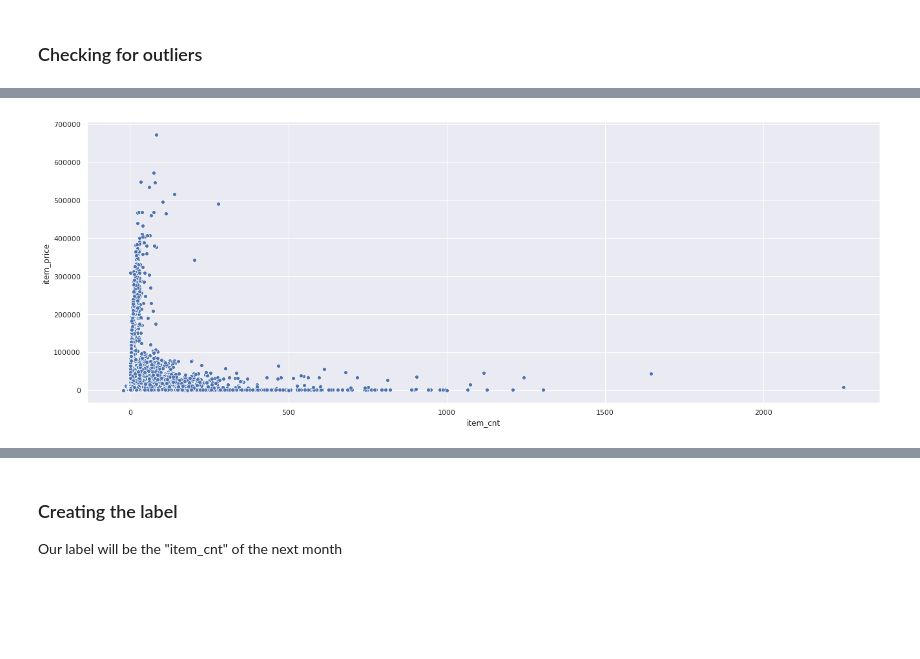
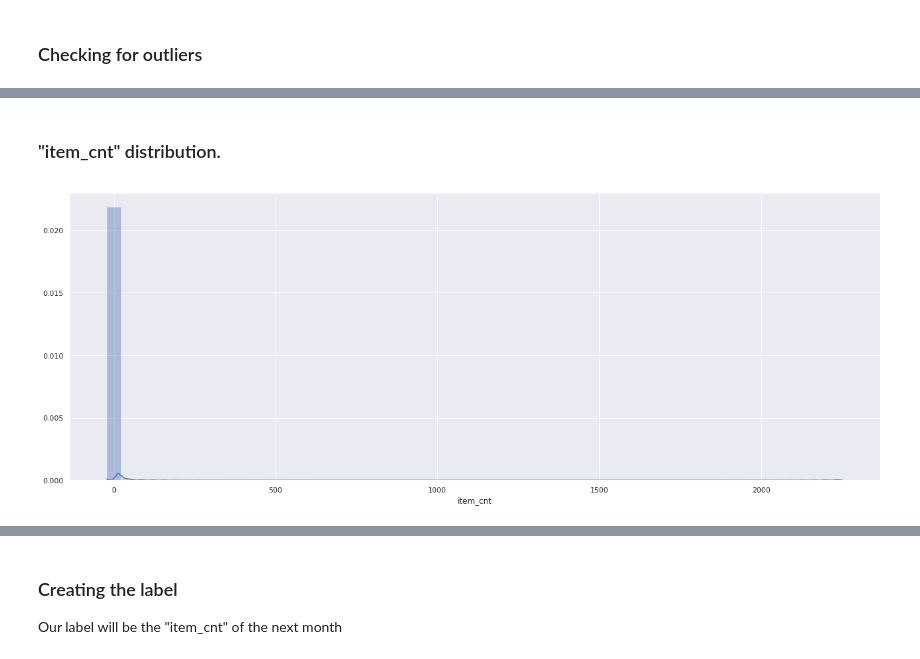
Before and after one commit to dimitreOliveira/MachineLearning, a Jupyter notebook: Kaggle/Predict Future Sales/Model stacking, feature engineering and EDA.ipynb, the cells around one changed output, grey strips where cells are left out. Cells and saved outputs as stored; diff of their text form; code cells hidden in the pictures; blank space fills up the shorter version.

```diff
--- a/Kaggle/Predict Future Sales/Model stacking, feature engineering and EDA.ipynb
+++ b/Kaggle/Predict Future Sales/Model stacking, feature engineering and EDA.ipynb
@@ -164,6 +178,8 @@ plt.show()
+# %% [markdown]
+### "item_cnt" distribution.
 # %%
 plt.subplots(figsize=(22, 8))
-sns.scatterplot(x="item_cnt", y="item_price", data=train_monthly, palette="rocket")
+sns.distplot(train_monthly['item_cnt'])
 plt.show()
 # %% [output]
-[figure, old version]
+[figure, new version]
```
Also changed, not shown: parts of 52 cells of this notebook.
